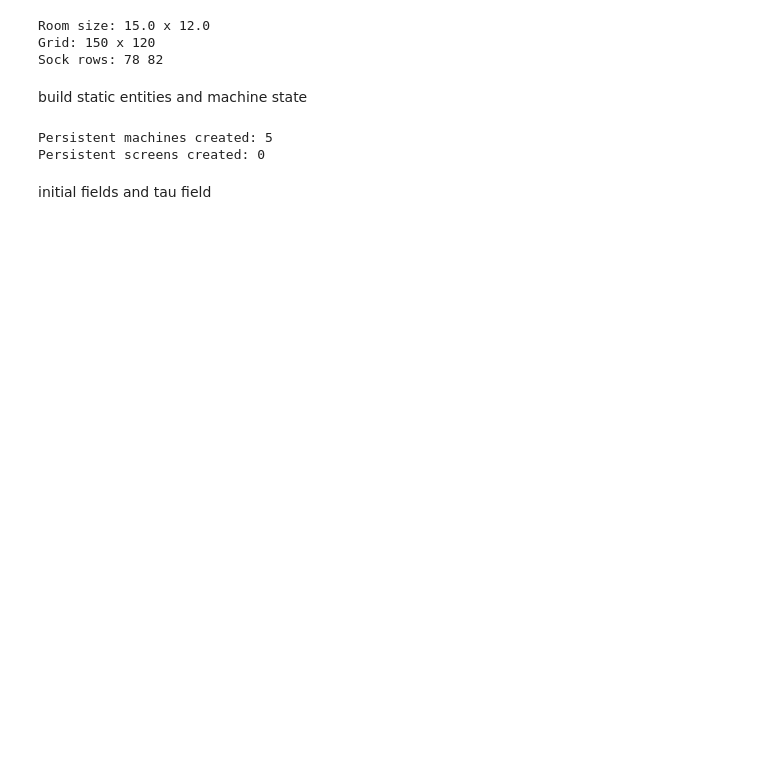
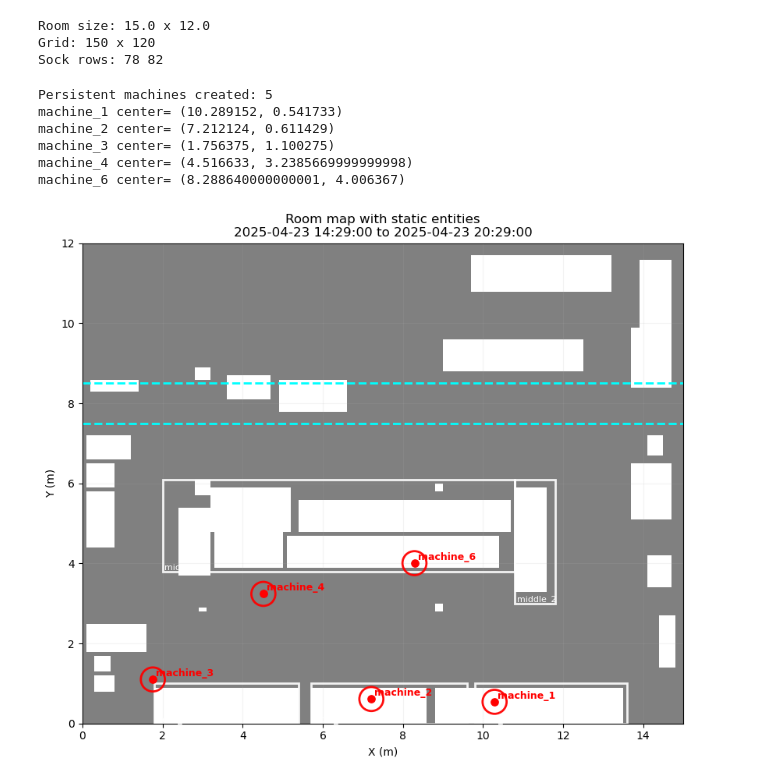
Before and after one commit to dudunudu/cleanroom-cfd-demo, a Jupyter notebook: notebooks/demo.ipynb, the cells around one changed output. Saved outputs shown, nothing was run; the diff lists cells and outputs as text; code cells hidden in the pictures; blank space fills up the shorter version.

```diff
--- a/notebooks/demo.ipynb
+++ b/notebooks/demo.ipynb
@@ -78,8 +154,6 @@ print("Sock rows:", room["src_y0"], room["src_y1"])
 Room size: 15.0 x 12.0
 Grid: 150 x 120
 Sock rows: 78 82
-# %% [markdown]
-build static entities and machine state
 # %%
 base_entities_list = [
     Entity("furniture_passthrough", x_m=2.0, y_m=3.8, width_m=8.8, height_m=2.3, id_name="middle_1"),
@@ -100,15 +174,75 @@ persistent_machine_entities = machine_state["persistent_machine_entities"]
 machine_entity_map = machine_state["machine_entity_map"]
 machine_temp_lookup = machine_state["machine_temp_lookup"]
 
-persistent_screen_entities = []
-screen_entity_map = {}
-screen_temp_lookup = {}
 persistent_hot_entities = persistent_machine_entities
 
 print("Persistent machines created:", len(persistent_machine_entities))
-print("Persistent screens created:", len(persistent_screen_entities))
+for ent in persistent_machine_entities:
+    print(ent.id_name, "center=", (ent.x + ent.width / 2, ent.y + ent.height / 2))
 # %% [output]
 Persistent machines created: 5
-Persistent screens created: 0
+machine_1 center= (10.289152, 0.541733)
+machine_2 center= (7.212124, 0.611429)
+machine_3 center= (1.756375, 1.100275)
+machine_4 center= (4.516633, 3.2385669999999998)
+machine_6 center= (8.288640000000001, 4.006367)
-# %% [markdown]
-initial fields and tau field
+# %%
+from matplotlib.patches import Circle, Rectangle
+
+plt.figure(figsize=(12, 8))
+
+plt.imshow(
+    room["is_obstacle"],
+    origin="lower",
+    extent=[0, room["svg_width_m"], 0, room["svg_height_m"]],
+    cmap="gray",
+    alpha=0.5
+)
+
+for ent in base_entities_list:
+    rect = Rectangle(
+        (ent.x, ent.y),
+        ent.width,
+        ent.height,
+        fill=False,
+        edgecolor="white",
+        linewidth=2,
+        alpha=0.9,
+        zorder=3
+    )
+    plt.gca().add_patch(rect)
+    plt.text(ent.x + 0.05, ent.y + 0.05, ent.id_name, color="white", fontsize=8)
+
+for ent in persistent_machine_entities:
+    cx = ent.x + ent.width / 2
+    cy = ent.y + ent.height / 2
+
+    plt.scatter(cx, cy, s=45, c="red", zorder=6)
+    plt.gca().add_patch(Circle(
+        (cx, cy),
+        radius=getattr(ent, "thermal_radius_m", 0.30),
+        fill=False,
+        edgecolor="red",
+        linewidth=2,
+        alpha=0.95,
+        zorder=5
+    ))
+    plt.text(cx + 0.08, cy + 0.08, ent.id_name, color="red", fontsize=9, weight="bold")
+
+plt.hlines(
+    [cfg.y_sock_m - cfg.sock_thickness_m, cfg.y_sock_m + cfg.sock_thickness_m],
+    xmin=0, xmax=room["svg_width_m"],
+    colors="cyan",
+    linestyles="--",
+    linewidth=2
+)
+
+plt.xlim(0, room["svg_width_m"])
+plt.ylim(0, room["svg_height_m"])
+plt.xlabel("X (m)")
+plt.ylabel("Y (m)")
+plt.title(f"Room map with static entities\n{timeline_data['first_ts']} to {timeline_data['end_ts']}")
+plt.grid(alpha=0.15)
+plt.show()
+# %% [output]
+[figure, added]
```
Also changed, not shown: parts of 22 cells of this notebook, 13 other files.
